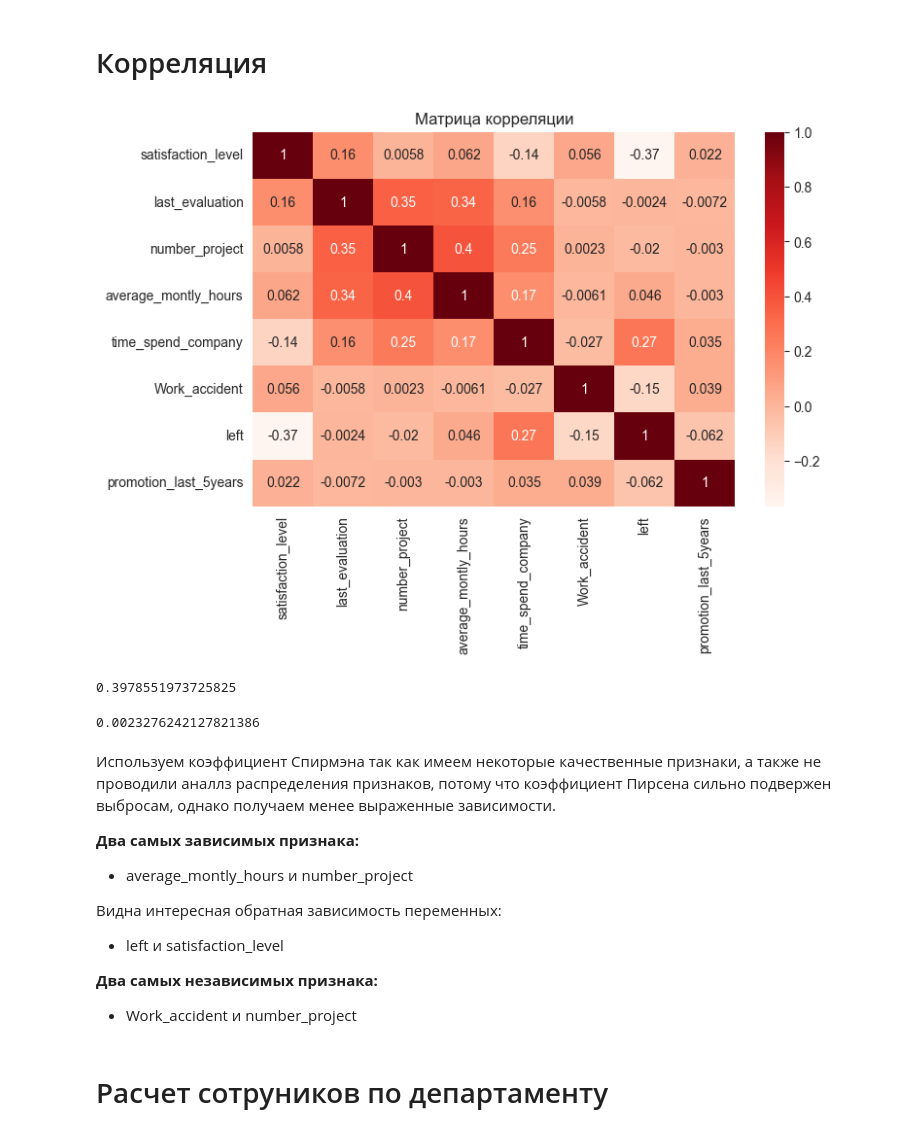
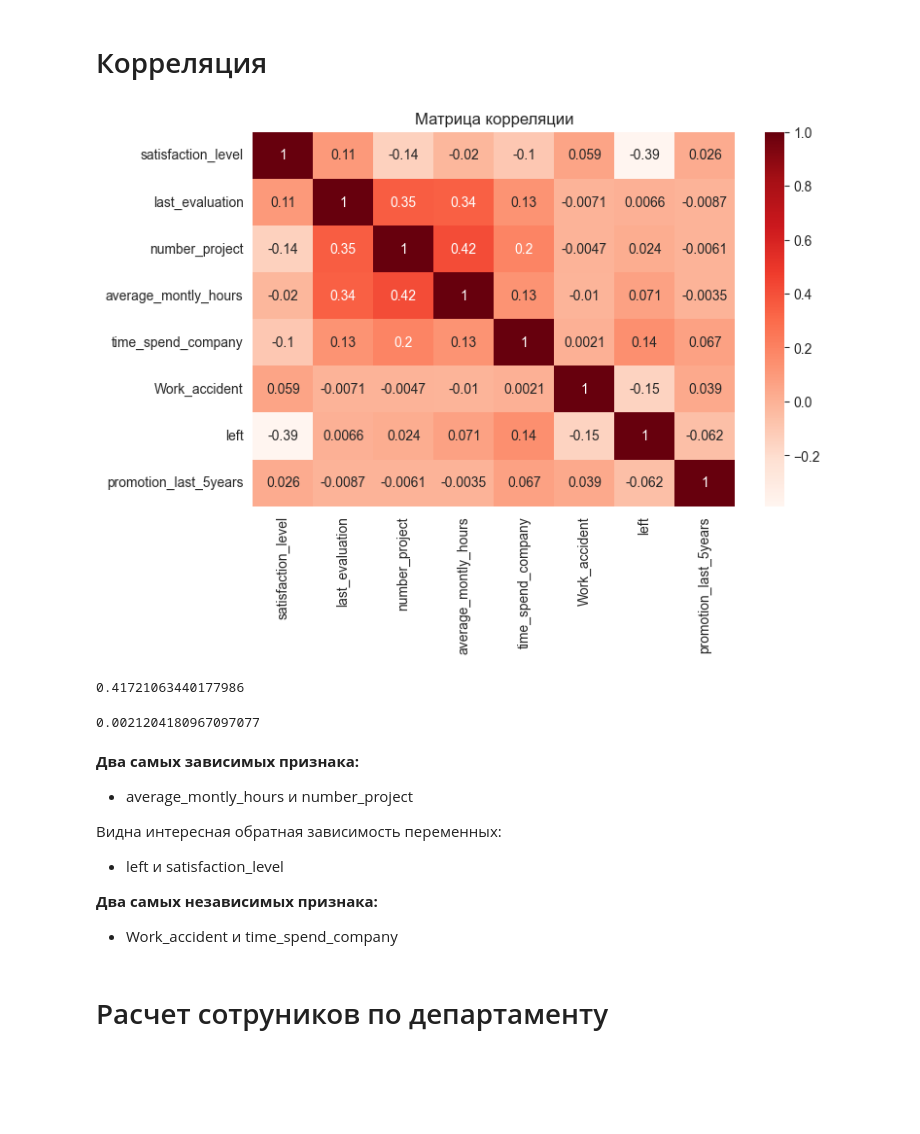
Before and after one commit to sadl1b/neto_hmrks, a Jupyter notebook: statistics/pyda_52_klimov_final.ipynb, the cells around one changed output. Saved outputs shown, nothing was run; the diff lists cells and outputs as text; code cells hidden in the pictures; blank space fills up the shorter version.

```diff
--- a/statistics/pyda_52_klimov_final.ipynb
+++ b/statistics/pyda_52_klimov_final.ipynb
@@ -158,24 +132,23 @@ df.head()
 # %% [markdown]
 # Корреляция
 # %%
-corr_matrix = df[df.columns[:-2]].corr('spearman')
+corr_matrix = df[df.columns[:-2]].corr('pearson')
 plt.figure(figsize=[8, 5])
 sns.heatmap(corr_matrix, annot=True, cmap='Reds')
 plt.title("Матрица корреляции")
 plt.show()
 # %% [output]
-[figure, old version]
+[figure, new version]
 # %%
 np.fill_diagonal(corr_matrix.values, np.nan)
 np.nanmax(np.abs(corr_matrix.values))
 # %% [output]
-0.3978551973725825
+0.41721063440177986
 # %%
 np.nanmin(np.abs(corr_matrix.values))
 # %% [output]
-0.0023276242127821386
+0.0021204180967097077
 # %% [markdown]
-Используем коэффициент Спирмэна так как имеем некоторые качественные признаки, а также не проводили аналлз распределения признаков, потому что коэффициент Пирсена сильно подвержен выбросам, однако получаем менее выраженные зависимости.
 
 **Два самых зависимых признака:**
 
@@ -187,7 +160,7 @@ np.nanmin(np.abs(corr_matrix.values))
 
 **Два самых независимых признака:**
 
-*   Work_accident и number_project
+*   Work_accident и time_spend_company
 # %% [markdown]
 # Расчет сотруников по департаменту
 # %%
```
Also changed, not shown: parts of 47 cells of this notebook.
